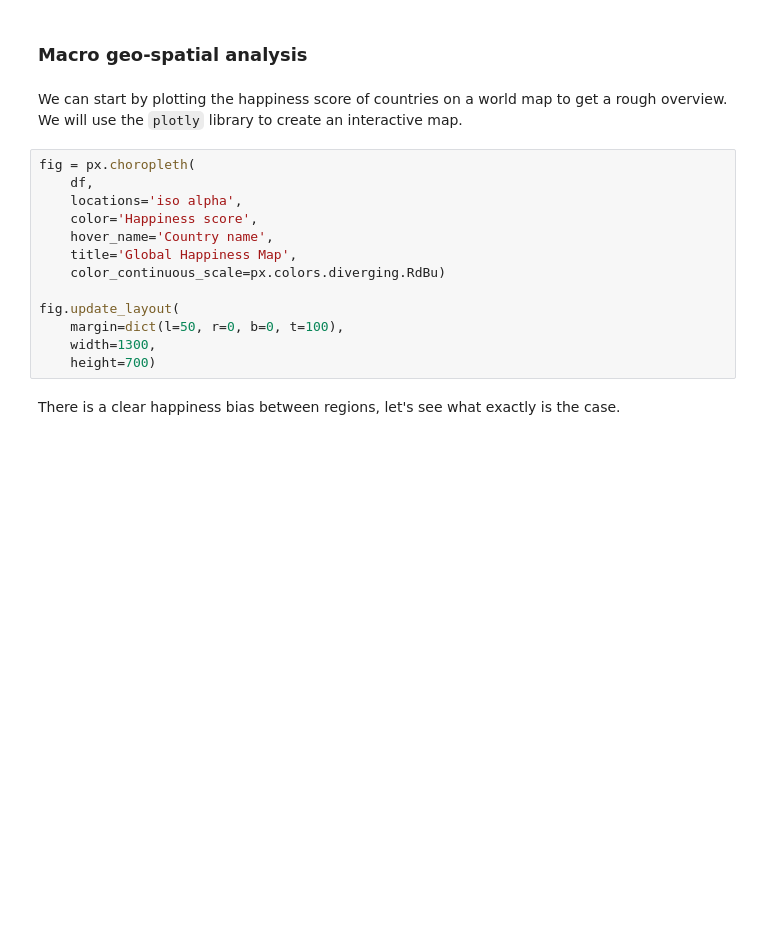
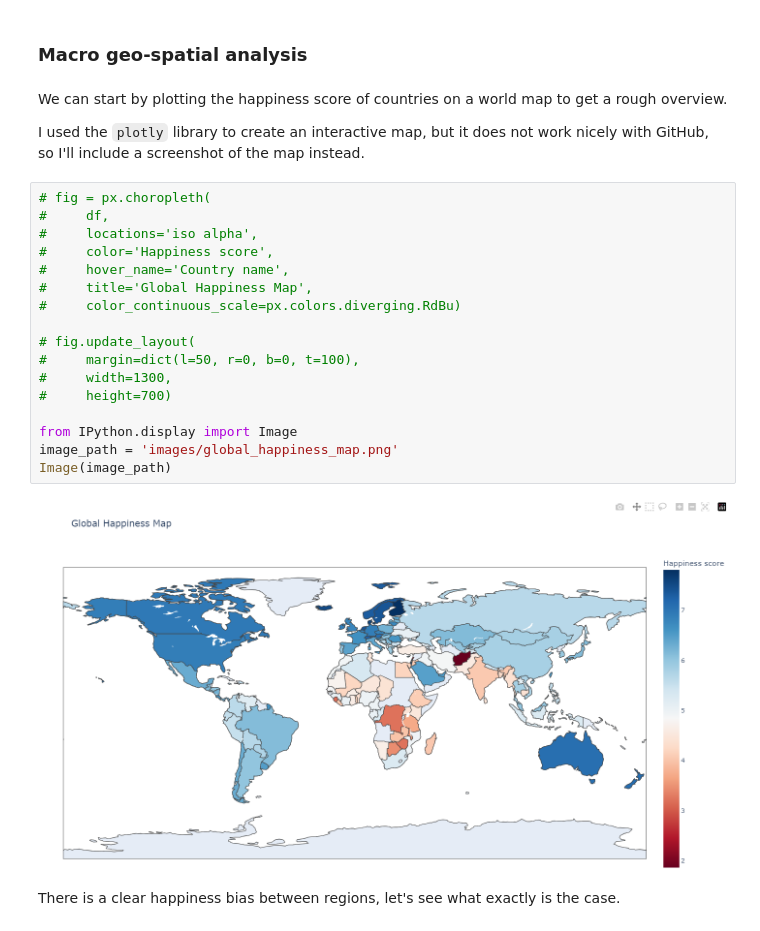
Before and after one commit to baobaybong/world-happiness-report-EDA, a Jupyter notebook: EDA-world-happiness-report-2023.ipynb, the cells around one changed output. Saved outputs shown, nothing was run; the diff lists cells and outputs as text; blank space fills up the shorter version.

```diff
--- a/EDA-world-happiness-report-2023.ipynb
+++ b/EDA-world-happiness-report-2023.ipynb
@@ -272,20 +272,28 @@ plt.tight_layout(pad=2)
 # %% [markdown]
 ### Macro geo-spatial analysis
 # %% [markdown]
-We can start by plotting the happiness score of countries on a world map to get a rough overview. We will use the `plotly` library to create an interactive map.
+We can start by plotting the happiness score of countries on a world map to get a rough overview.
+
+I used the `plotly` library to create an interactive map, but it does not work nicely with GitHub, so I'll include a screenshot of the map instead.
 # %%
-fig = px.choropleth(
-    df,
-    locations='iso alpha',
-    color='Happiness score',
-    hover_name='Country name',
-    title='Global Happiness Map',
-    color_continuous_scale=px.colors.diverging.RdBu)
+# fig = px.choropleth(
+#     df,
+#     locations='iso alpha',
+#     color='Happiness score',
+#     hover_name='Country name',
+#     title='Global Happiness Map',
+#     color_continuous_scale=px.colors.diverging.RdBu)
 
-fig.update_layout(
-    margin=dict(l=50, r=0, b=0, t=100),
-    width=1300,
-    height=700)
+# fig.update_layout(
+#     margin=dict(l=50, r=0, b=0, t=100),
+#     width=1300,
+#     height=700)
+
+from IPython.display import Image
+image_path = 'images/global_happiness_map.png'
+Image(image_path)
+# %% [output]
+[figure, added]
 # %% [markdown]
 There is a clear happiness bias between regions, let's see what exactly is the case.
 # %%
```
Also changed, not shown: 4 other files.
